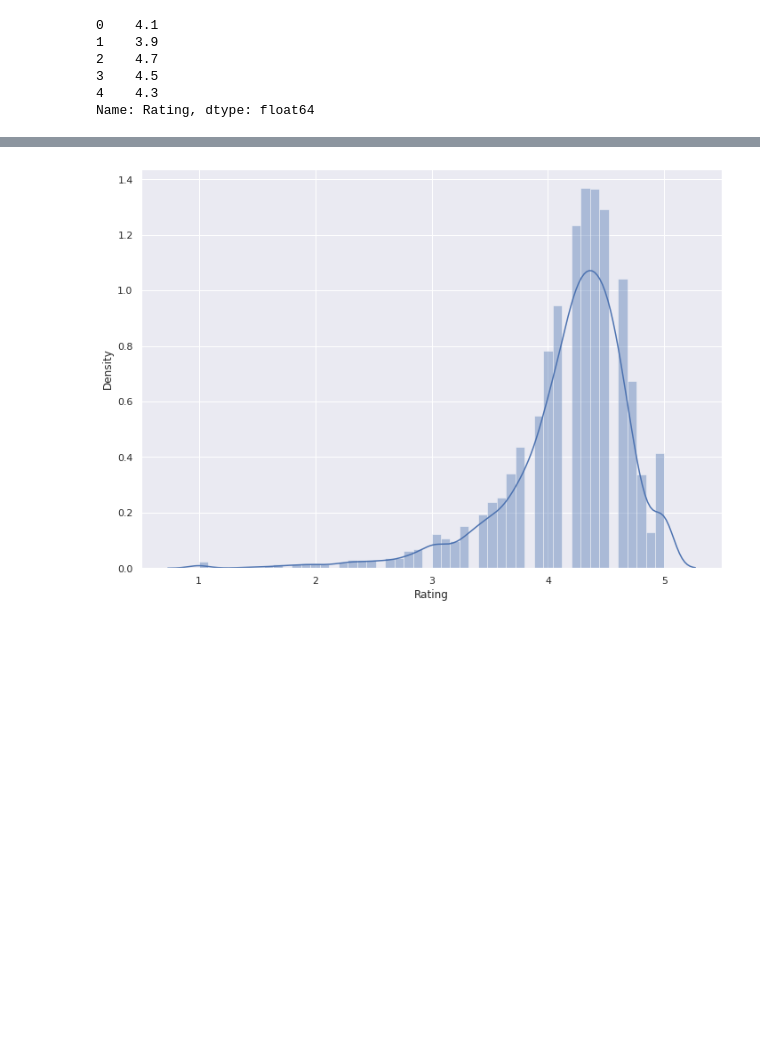
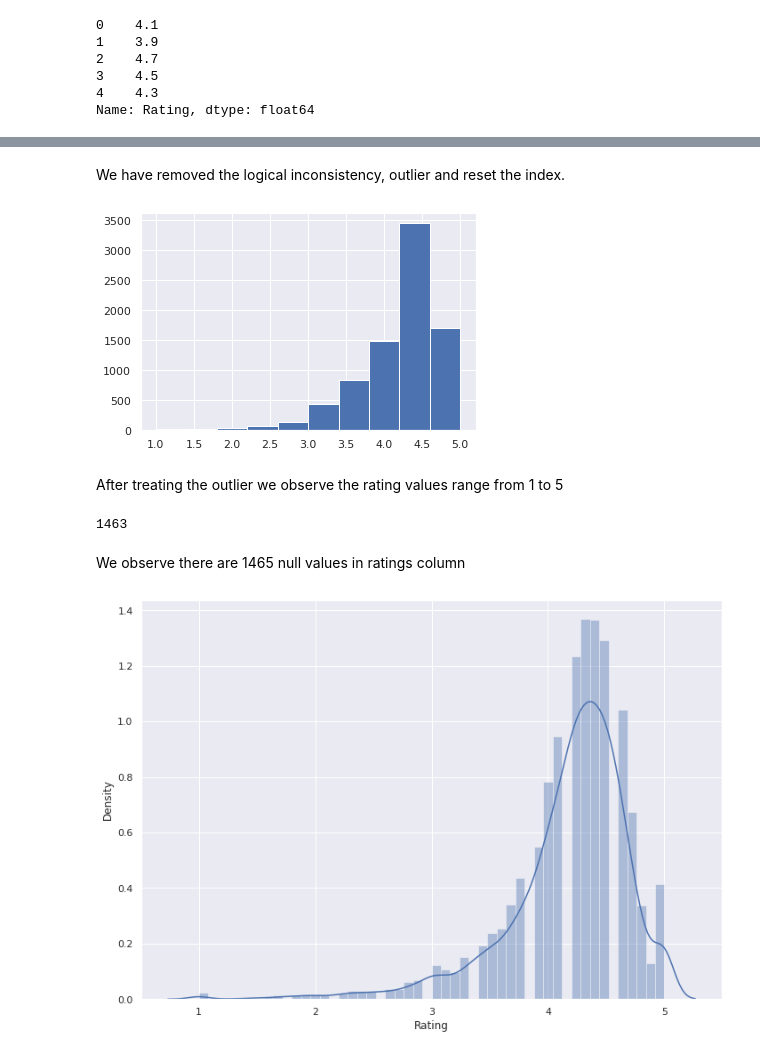
Before and after one commit to smriti192002/play_store_app, a Jupyter notebook: EDA_PROJECT_Play_Store_App_Review_Analysis.ipynb, the cells around one changed output, grey strips where cells are left out. Cells and saved outputs as stored; diff of their text form; code cells hidden in the pictures; blank space fills up the shorter version.

```diff
--- a/EDA_PROJECT_Play_Store_App_Review_Analysis.ipynb
+++ b/EDA_PROJECT_Play_Store_App_Review_Analysis.ipynb
@@ -269 +274,20 @@ ddf['Rating'].isnull().sum() # we observe there are 1465 null values in ratings
+# %% [markdown]
+We have removed the logical inconsistency, outlier and reset the index.
+# %%
+# Plotting histogram
+
+ddf['Rating'].hist();
+# %% [output]
+[figure, added]
+# %% [markdown]
+
+After treating the outlier we observe the rating values range from 1 to 5
+# %%
+# Printing Total null values in rating
+
+ddf['Rating'].isnull().sum()
+# %% [output]
+1463
+# %% [markdown]
+We observe there are 1465 null values in ratings column
 # %%
```
Also changed, not shown: parts of 101 cells of this notebook.
